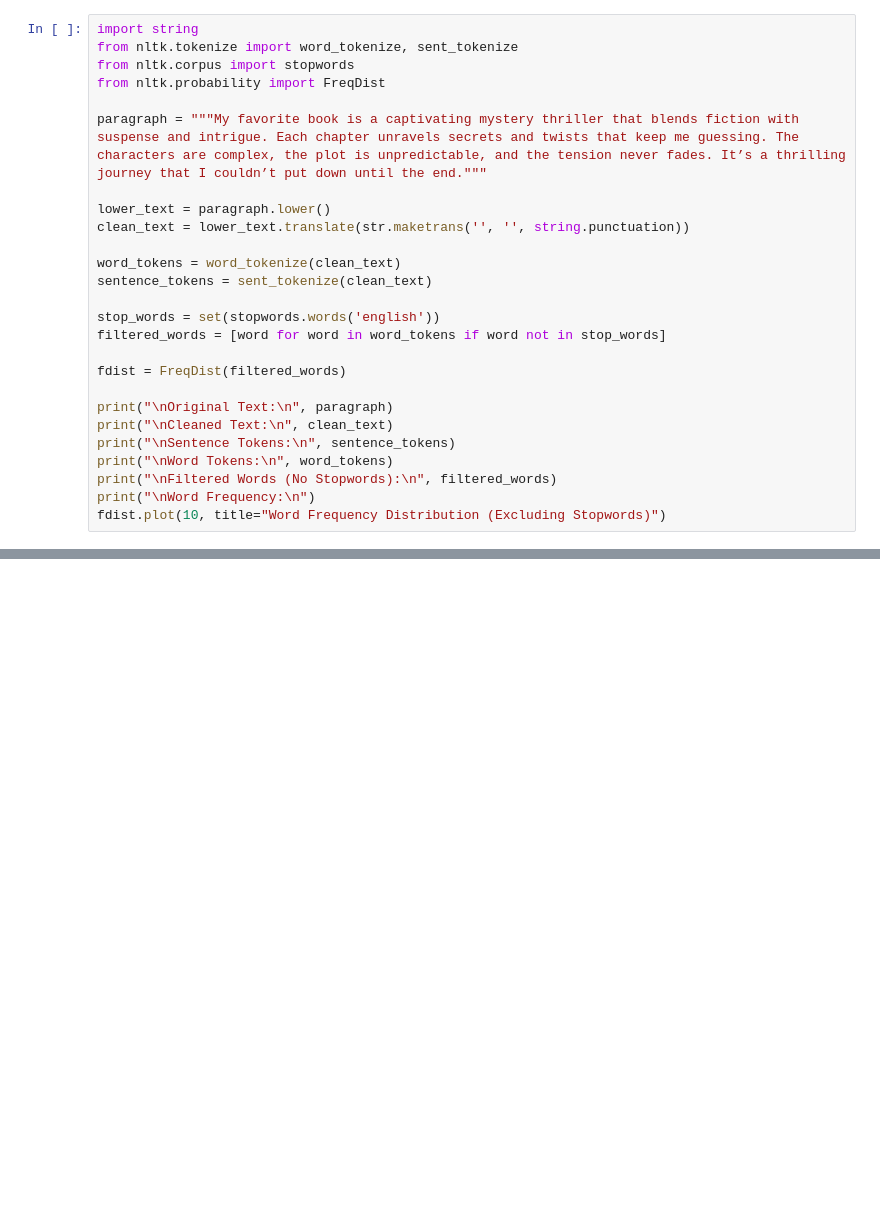
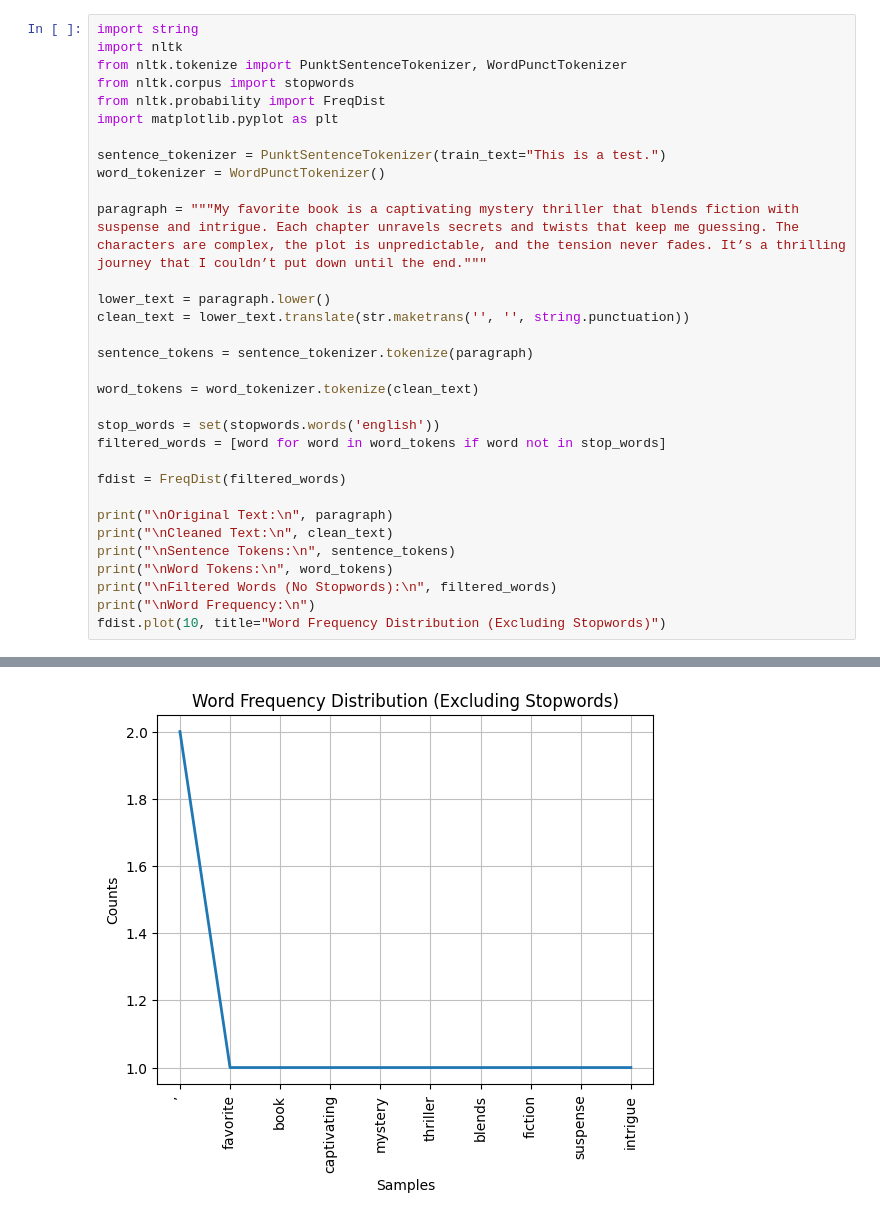
Before and after one commit to sj005cloud/UCS420-Cognitive-Computing, a Jupyter notebook: assign9.ipynb, the cells around one changed output, grey strips where cells are left out. Cells and saved outputs as stored; diff of their text form; blank space fills up the shorter version.

```diff
--- a/assign9.ipynb
+++ b/assign9.ipynb
@@ -1,16 +1,22 @@
 # %%
 import string
-from nltk.tokenize import word_tokenize, sent_tokenize
+import nltk
+from nltk.tokenize import PunktSentenceTokenizer, WordPunctTokenizer
 from nltk.corpus import stopwords
 from nltk.probability import FreqDist
+import matplotlib.pyplot as plt
+
+sentence_tokenizer = PunktSentenceTokenizer(train_text="This is a test.")
+word_tokenizer = WordPunctTokenizer()
 
 paragraph = """My favorite book is a captivating mystery thriller that blends fiction with suspense and intrigue. Each chapter unravels secrets and twists that keep me guessing. The characters are complex, the plot is unpredictable, and the tension never fades. It’s a thrilling journey that I couldn’t put down until the end."""
 
 lower_text = paragraph.lower()
 clean_text = lower_text.translate(str.maketrans('', '', string.punctuation))
 
-word_tokens = word_tokenize(clean_text)
-sentence_tokens = sent_tokenize(clean_text)
+sentence_tokens = sentence_tokenizer.tokenize(paragraph)
+
+word_tokens = word_tokenizer.tokenize(clean_text)
 
 stop_words = set(stopwords.words('english'))
 filtered_words = [word for word in word_tokens if word not in stop_words]
@@ -24,3 +30,4 @@ print("\nWord Tokens:\n", word_tokens)
 print("\nFiltered Words (No Stopwords):\n", filtered_words)
 print("\nWord Frequency:\n")
 fdist.plot(10, title="Word Frequency Distribution (Excluding Stopwords)")
+# %% [output]
@@ -27,2 +51,3 @@ fdist.plot(10, title="Word Frequency Distribution (Excluding Stopwords)")
+[figure, added]
 # %%
 import nltk
```
Also changed, not shown: parts of 5 cells of this notebook.
